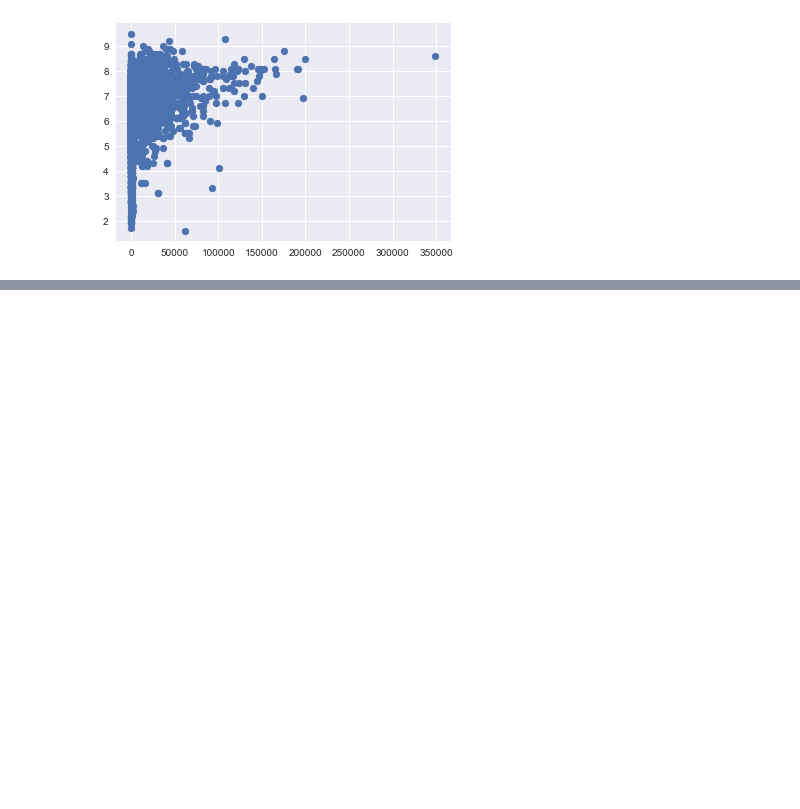
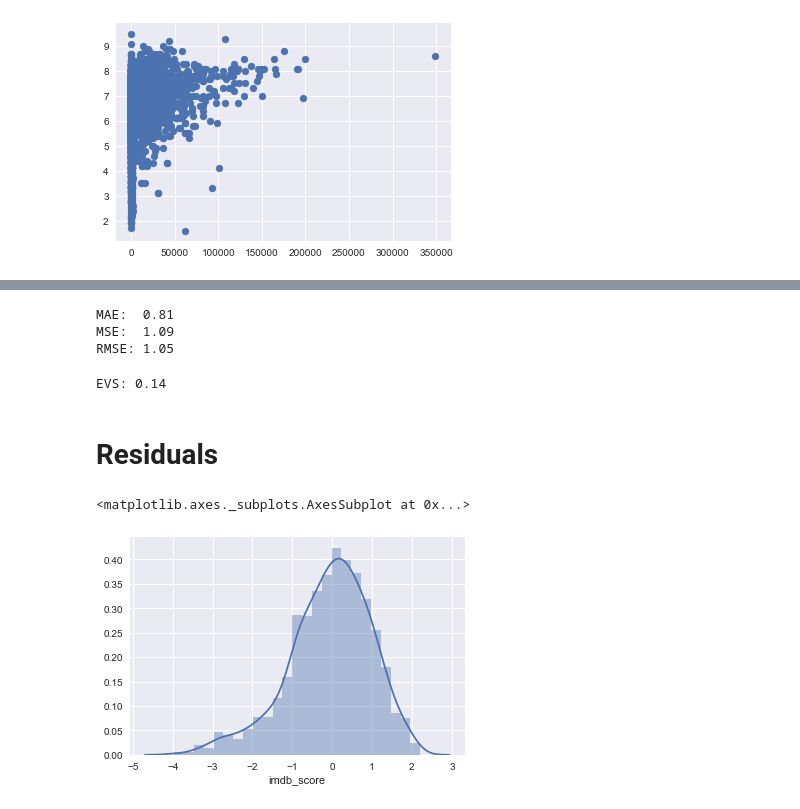
Before and after one commit to chatkausik/First-Capstone-Project, a Jupyter notebook: Capstone_1_movierecmnd_iter_1.ipynb, the cells around one changed output, grey strips where cells are left out. Saved outputs shown, nothing was run; the diff lists cells and outputs as text; code cells hidden in the pictures; blank space fills up the shorter version.

```diff
--- a/Capstone_1_movierecmnd_iter_1.ipynb
+++ b/Capstone_1_movierecmnd_iter_1.ipynb
@@ -476,0 +501,9 @@ plt.scatter(df_copy['movie_facebook_likes'], df_copy['imdb_score'] )
+# %%
+# split into a training and testing set. Selecting 30% for testing the Linear regression Model.
+
+y = df_lm['imdb_score']
+
+X = df_lm[['director_facebook_likes','actor_facebook_likes_sum','duration']]
+
+X_train, X_test, y_train, y_test = train_test_split(
+    X, y, test_size=0.30, random_state=110)
@@ -476,0 +577,19 @@ plt.scatter(df_copy['movie_facebook_likes'], df_copy['imdb_score'] )
+# %%
+print('MAE:  %.2f' %metrics.mean_absolute_error(y_test, y_pred))
+print('MSE:  %.2f' %metrics.mean_squared_error(y_test, y_pred))
+print('RMSE: %.2f' %np.sqrt(metrics.mean_squared_error(y_test, y_pred)))
+# %% [output]
+MAE:  0.81
+MSE:  1.09
+RMSE: 1.05
+# %%
+print('EVS: %.2f' %metrics.explained_variance_score(y_test, y_pred))
+# %% [output]
+EVS: 0.14
+# %% [markdown]
+# Residuals
+# %%
+sns.distplot(y_test-y_pred, bins=25)
+# %% [output]
+<matplotlib.axes._subplots.AxesSubplot at 0x...>
+[figure, added]
```
Also changed, not shown: parts of 15 cells of this notebook.
